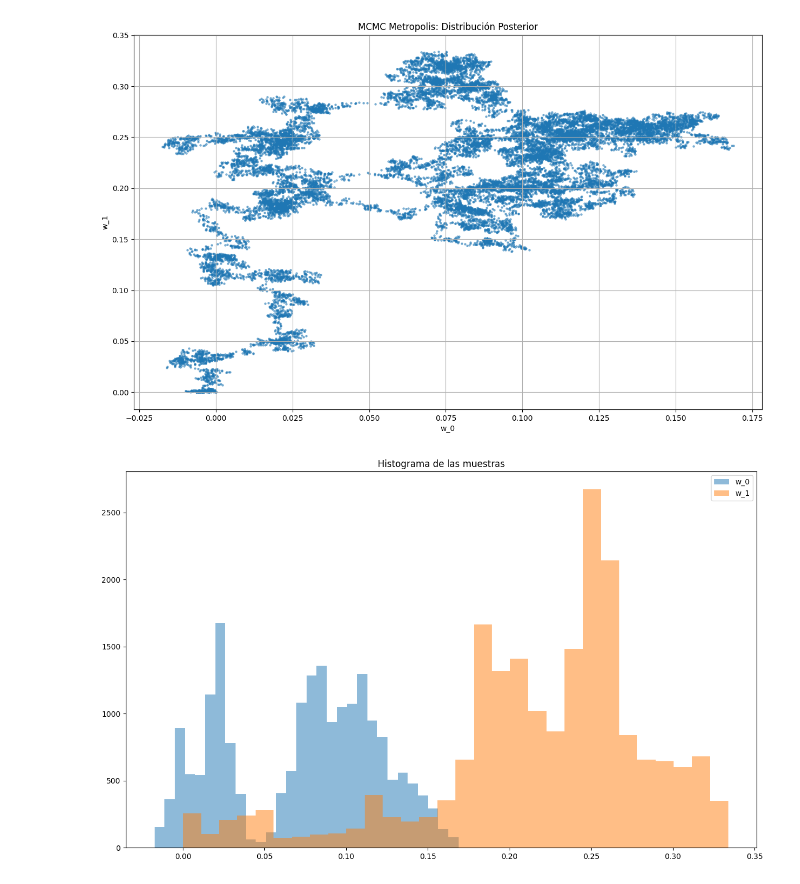
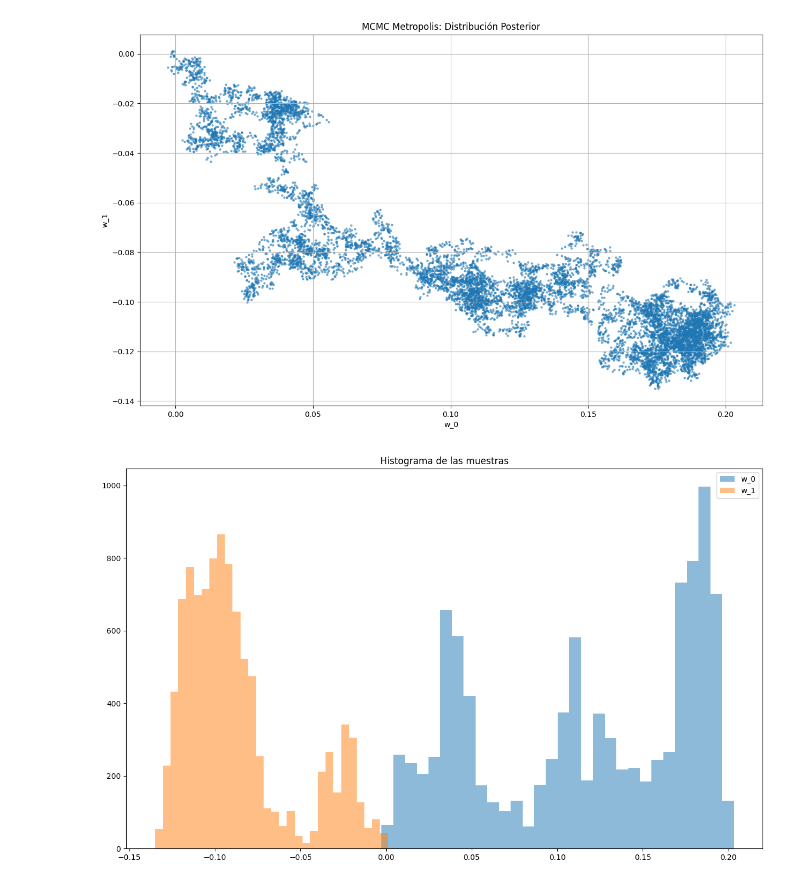
Before and after one commit to DCI-alxogm/ml2023-leo0nel09, a Jupyter notebook: SEP30-31/mcmc_BT.ipynb, the cells around one changed output. Drawn from its saved outputs; the diff is of its cells as text; code cells hidden in the pictures.

```diff
--- a/SEP30-31/mcmc_BT.ipynb
+++ b/SEP30-31/mcmc_BT.ipynb
@@ -3,6 +3,10 @@
 # %%
 import numpy as np
 import matplotlib.pyplot as plt
+import random
+
+# Establecer la semilla para datos de random
+random.seed(42)
 
 # Datos de las carreras olímpicas de 100 metros
 data = np.loadtxt("/content/olympic100m_men.txt",delimiter = ",").T
@@ -24,8 +28,8 @@ def likelihood(theta):
 
 # Función de prior
 def prior(theta):
-    theta_min = [-30, -00]  # Define los límites para los parámetros
-    theta_max = [30, 30]
+    theta_min = [-2, -2]  # Define los límites para los parámetros
+    theta_max = [2, 2]
     if all(theta_min <= theta) and all(theta <= theta_max):
         return 0  # Prior plano dentro del rango
     else:
@@ -36,36 +40,36 @@ def posterior(theta):
     return likelihood(theta) + prior(theta)
 
 # Número de muestras a generar
-n_samples = 20000
+n_samples = 10000
 
 theta_ini = np.array([0, 0])    #parametros iniciales para la variable thera_ini
 sigma = 0.001
 # Almacenar
 samples = []  #Esta variable sera para almacenar los samples
 
 # Algoritmo MCMC Metropolis
 for _ in range(n_samples):
     theta_prop = theta_ini + np.random.normal(scale=sigma, size=2)  #generar valores random entre los valores de sigma
 
     ln_posterior_ratio = np.log(posterior(theta_prop)) - np.log(posterior(theta_ini))
 
     if np.log(np.random.rand()) < ln_posterior_ratio:
         theta_ini = theta_prop
     samples.append(theta_ini)
 
 samples = np.array(samples)
 
 
 # Visualización de los resultados
 plt.figure(figsize=(15, 9))
 plt.scatter(samples[:, 0], samples[:, 1], s=5, alpha=0.5)
 plt.xlabel('w_0')
 plt.ylabel('w_1')
 plt.title('MCMC Metropolis: Distribución Posterior')
 plt.grid(True)
 plt.show()
 # %% [output]
-[figure, old version]
+[figure, new version]
 # %%
 plt.figure(figsize=(15,9))
 plt.hist(samples[:, 0], bins=30, alpha=0.5, label='w_0')
@@ -74,7 +78,7 @@ plt.legend(loc='upper right')
 plt.title('Histograma de las muestras')
 plt.show()
 # %% [output]
-[figure, old version]
+[figure, new version]
 # %%
 samples = np.array(samples)
 
```
Also changed, not shown: parts of 2 cells of this notebook.
